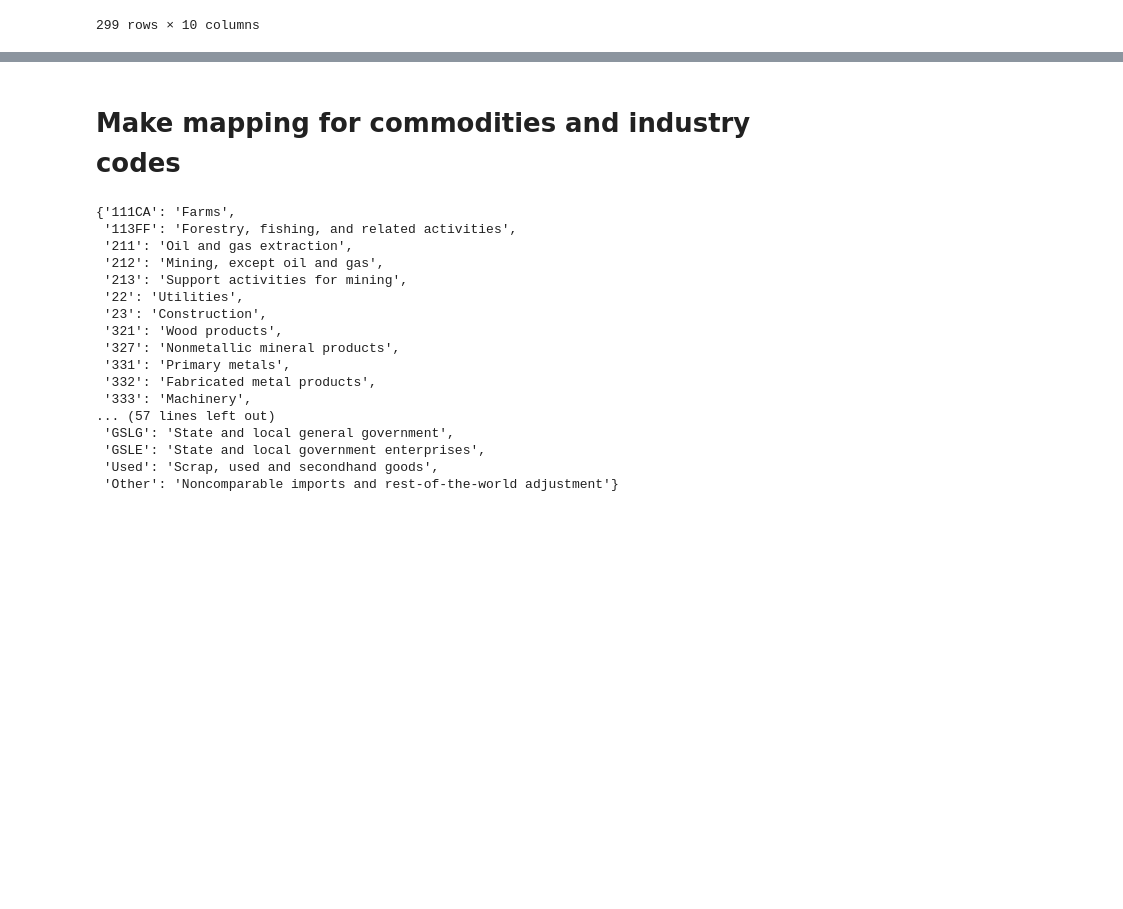
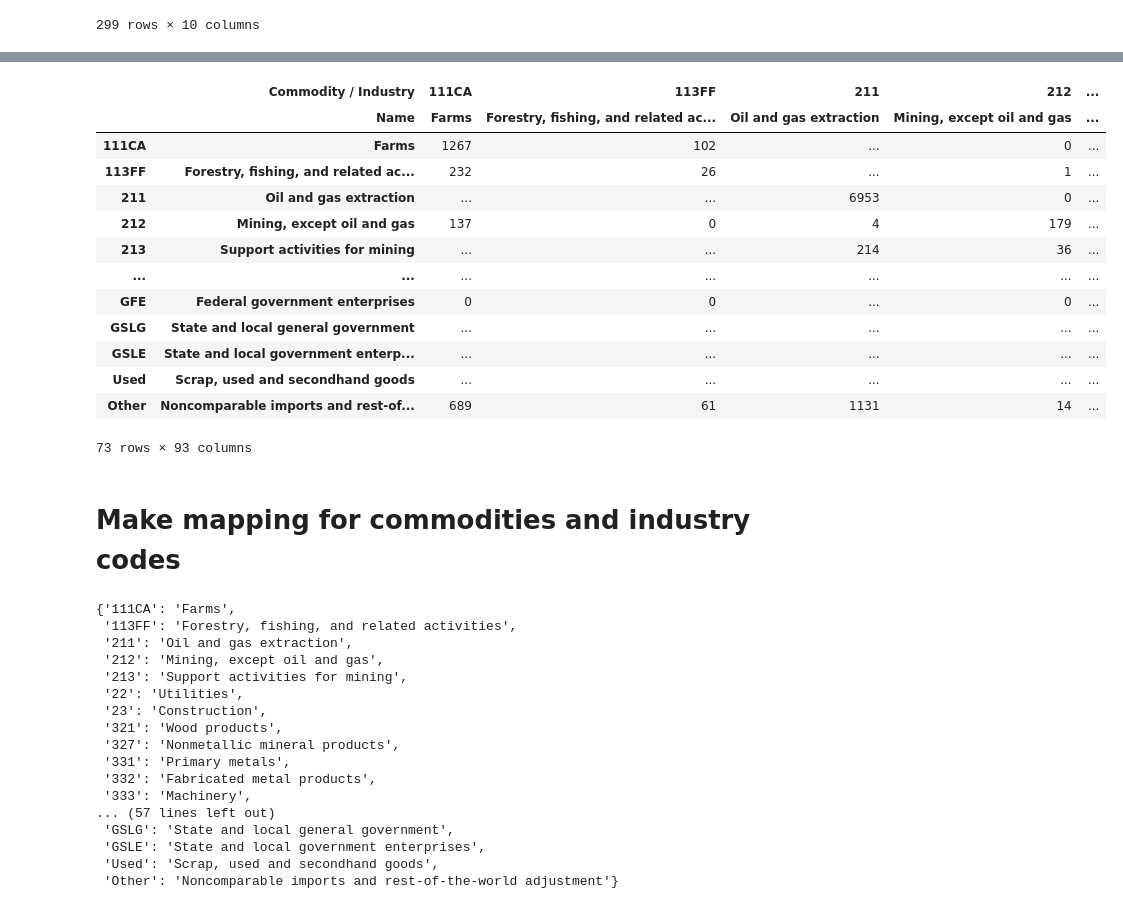
Before and after one commit to dnlwu/system-shocks, a Jupyter notebook: model_step.ipynb, the cells around one changed output, grey strips where cells are left out. Drawn from its saved outputs; the diff is of its cells as text; code cells hidden in the pictures; blank space fills up the shorter version.

```diff
--- a/model_step.ipynb
+++ b/model_step.ipynb
@@ -262,3 +195,30 @@ test_pce
+# %%
+def read_import(year):
+    df = pd.read_excel(
+        io=data_config['file_path']+data_config['import_fname'],
+        sheet_name=str(year),
+        header=[5,6],
+        index_col=[0,1]
+    )
+    return df
+# %%
+raw_imports = read_import(2021)
+raw_imports
+# %% [output]
+|  | Commodity / Industry | 111CA | 113FF | 211 | 212 | ... |
+|  | Name | Farms | Forestry, fishing, and related ac... | Oil and gas extraction | Mining, except oil and gas | ... |
+| 111CA | Farms | 1267 | 102 | ... | 0 | ... |
+| 113FF | Forestry, fishing, and related ac... | 232 | 26 | ... | 1 | ... |
+| 211 | Oil and gas extraction | ... | ... | 6953 | 0 | ... |
+| 212 | Mining, except oil and gas | 137 | 0 | 4 | 179 | ... |
+| 213 | Support activities for mining | ... | ... | 214 | 36 | ... |
+| ... | ... | ... | ... | ... | ... | ... |
+| GFE | Federal government enterprises | 0 | 0 | ... | 0 | ... |
+| GSLG | State and local general government | ... | ... | ... | ... | ... |
+| GSLE | State and local government enterp... | ... | ... | ... | ... | ... |
+| Used | Scrap, used and secondhand goods | ... | ... | ... | ... | ... |
+| Other | Noncomparable imports and rest-of... | 689 | 61 | 1131 | 14 | ... |
+73 rows × 93 columns
 # %% [markdown]
 # Make mapping for commodities and industry codes
 # %%
```
Also changed, not shown: parts of 59 cells of this notebook, 3 other files.
